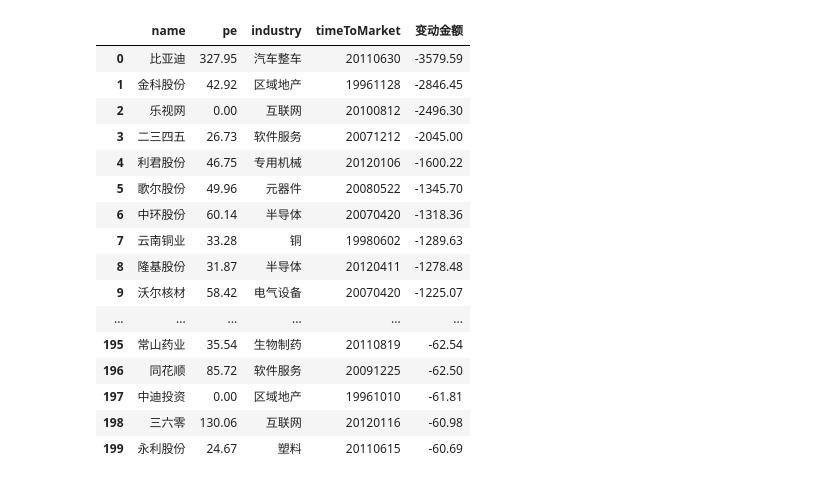
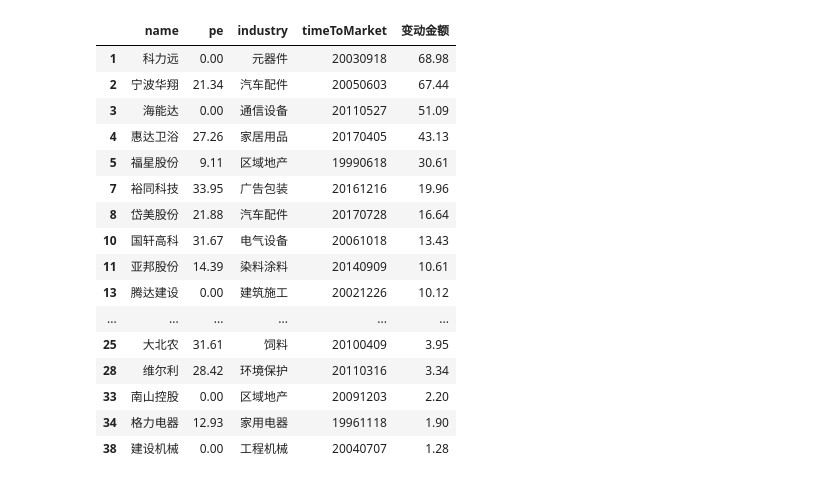
Before and after one commit to jasonheyh/01.StockAnalysis, a Jupyter notebook: spider/回购增持/回购分析.ipynb, the cells around one changed output. Saved outputs shown, nothing was run; the diff lists cells and outputs as text; code cells hidden in the pictures.

```diff
--- a/spider/回购增持/回购分析.ipynb
+++ b/spider/回购增持/回购分析.ipynb
@@ -24,7 +24,7 @@ def ag_hgtj_company():
     CONST_TABLE_NAME = 'agzc'
     CONST_STOCK_NAME = "股票名称"
     CONST_SUM_COLUMN = '变动金额'
-    CONST_BASE_DATE = '2018-04-01'
+    CONST_BASE_DATE = '2018-04-15'
 
     series = [{
         'type': 'column',
@@ -51,11 +51,60 @@ def ag_hgtj_company():
     # pd2 = df1[df1['name'].isin(list1)].sort_values(by='pe', ascending=False)
     sumPdData = sumPdData.reset_index()
     sumPdData = pd.merge(sumPdData, df1, how='inner', left_on=[CONST_STOCK_NAME], right_on=['name'])
-    sumPdData = sumPdData[(sumPdData['pe'] < 35) & (sumPdData[CONST_SUM_COLUMN] > 1)].head(20)
+    sumPdData = sumPdData[(sumPdData['pe'] < 35) & (sumPdData[CONST_SUM_COLUMN] > 1)].head(30)
     IPython.core.display.publish_display_data({'text/html': (sumPdData[['name', 'pe', 'industry', 'timeToMarket', CONST_SUM_COLUMN]]).to_html()})
     sumPdData = sumPdData.set_index(CONST_STOCK_NAME)
     options = {
         'title': {'text': '回购统计_公司'},
+        'subtitle': {'text': ''},
+        "xAxis": {
+            "type": 'category'
+        }
+    }
+    totalHgMoney = []
+    for key, value in sumPdData[CONST_SUM_COLUMN].to_dict().items():
+        totalHgMoney.append([key, value])
+    series[0]['data'] = totalHgMoney
+    IPython.core.display.publish_display_data({'text/html': charts.plot(series, options=options, show='inline').data})
+
+def ag_hgtj_hangye():
+    '''
+    A股的高管增持统计（根据行业）
+    :return:
+    '''
+    CONST_TABLE_NAME = 'agzc'
+    CONST_STOCK_NAME = "股票名称"
+    CONST_SUM_COLUMN = '变动金额'
+    CONST_BASE_DATE = '2018-04-15'
+
+    series = [{
+        'type': 'column',
+        'name': '增持金额',
+        'data': [],
+        "borderWidth": 0,
+        "tooltip": {
+            "headerFormat": '<span style="font-size:11px">{series.name}</span><br>',
+            "pointFormat": '<span style="color:{point.color}">{point.name}</span>: <b>{point.y}百万</b> of total<br/>'
+        },
+        "dataLabels": {
+            "enabled": True,
+            "format": '{point.y}百万'
+        }
+    }]
+
+    pdData = pd.read_sql("SELECT * from " + CONST_TABLE_NAME + " where 日期 > '" + CONST_BASE_DATE + "' ", conn)
+    sumPdData = pdData.groupby(CONST_STOCK_NAME).sum()
+    sumPdData = sumPdData.sort_values(by=CONST_SUM_COLUMN, ascending=False)
+    sumPdData[CONST_SUM_COLUMN] = sumPdData[CONST_SUM_COLUMN].apply(lambda x: round(x / 1000000, 2))
+    df1 = ts.get_stock_basics()
+    sumPdData = sumPdData.reset_index()
+    sumPdData = pd.merge(sumPdData, df1, how='inner', left_on=[CONST_STOCK_NAME], right_on=['name'])
+#     IPython.core.display.publish_display_data({'text/html': (sumPdData[['name', 'pe', 'industry', 'timeToMarket', CONST_SUM_COLUMN]]).to_html()})
+    sumPdData = sumPdData.groupby('industry').sum()
+    sumPdData = sumPdData.sort_values(by=CONST_SUM_COLUMN, ascending=True)
+    sumPdData[CONST_SUM_COLUMN] = sumPdData[CONST_SUM_COLUMN].apply(lambda x: round(x, 1))
+    options = {
+        'title': {'text': '回购统计_行业'},
         'subtitle': {'text': ''},
         "xAxis": {
             "type": 'category'
@@ -75,7 +124,7 @@ def ag_hgtj_month():
     '''
     CONST_TABLE_NAME = 'agzc'
     CONST_SUM_COLUMN = '变动金额'
-    CONST_BASE_DATE = '2005-01-01'
+    CONST_BASE_DATE = '2015-07-01'
 
     series = [{
         'type': 'column',
@@ -88,48 +137,49 @@ def ag_hgtj_month():
         },
         "dataLabels": {
             "enabled": True,
             "format": '{point.y}亿'
         }
     }]
 
     pdData = pd.read_sql("SELECT * from " + CONST_TABLE_NAME + " where " + CONST_COLUMN_DATE + " > '" + CONST_BASE_DATE + "' ", conn)
     pdData[CONSTANT_COLUMN_YM] = pdData[CONST_COLUMN_DATE].apply(lambda x: x[0:7])
     sumPdData = pdData.groupby(CONSTANT_COLUMN_YM).sum()
     sumPdData[CONST_SUM_COLUMN] = sumPdData[CONST_SUM_COLUMN].apply(lambda x: round(x / 100000000, 2))
     options = {
         'title': {'text': '回购统计_月份'},
         'subtitle': {'text': ''},
         "xAxis": {
             "type": 'category'
         }
     }
     totalHgMoney = []
     for key, value in sumPdData[CONST_SUM_COLUMN].to_dict().items():
         totalHgMoney.append([key, value])
 
     series[0]['data'] = totalHgMoney
     IPython.core.display.publish_display_data({'text/html': charts.plot(series, options=options, show='inline').data})
 
 
 ag_hgtj_company()
 ag_hgtj_month()
+ag_hgtj_hangye()
 # %% [output]
 |  | name | pe | industry | timeToMarket | 变动金额 |
-| 0 | 比亚迪 | 327.95 | 汽车整车 | 20110630 | -3579.59 |
-| 1 | 金科股份 | 42.92 | 区域地产 | 19961128 | -2846.45 |
-| 2 | 乐视网 | 0.00 | 互联网 | 20100812 | -2496.30 |
-| 3 | 二三四五 | 26.73 | 软件服务 | 20071212 | -2045.00 |
-| 4 | 利君股份 | 46.75 | 专用机械 | 20120106 | -1600.22 |
-| 5 | 歌尔股份 | 49.96 | 元器件 | 20080522 | -1345.70 |
-| 6 | 中环股份 | 60.14 | 半导体 | 20070420 | -1318.36 |
-| 7 | 云南铜业 | 33.28 | 铜 | 19980602 | -1289.63 |
-| 8 | 隆基股份 | 31.87 | 半导体 | 20120411 | -1278.48 |
-| 9 | 沃尔核材 | 58.42 | 电气设备 | 20070420 | -1225.07 |
+| 1 | 科力远 | 0.00 | 元器件 | 20030918 | 68.98 |
+| 2 | 宁波华翔 | 21.34 | 汽车配件 | 20050603 | 67.44 |
+| 3 | 海能达 | 0.00 | 通信设备 | 20110527 | 51.09 |
+| 4 | 惠达卫浴 | 27.26 | 家居用品 | 20170405 | 43.13 |
+| 5 | 福星股份 | 9.11 | 区域地产 | 19990618 | 30.61 |
+| 7 | 裕同科技 | 33.95 | 广告包装 | 20161216 | 19.96 |
+| 8 | 岱美股份 | 21.88 | 汽车配件 | 20170728 | 16.64 |
+| 10 | 国轩高科 | 31.67 | 电气设备 | 20061018 | 13.43 |
+| 11 | 亚邦股份 | 14.39 | 染料涂料 | 20140909 | 10.61 |
+| 13 | 腾达建设 | 0.00 | 建筑施工 | 20021226 | 10.12 |
 | ... | ... | ... | ... | ... | ... |
-| 195 | 常山药业 | 35.54 | 生物制药 | 20110819 | -62.54 |
-| 196 | 同花顺 | 85.72 | 软件服务 | 20091225 | -62.50 |
-| 197 | 中迪投资 | 0.00 | 区域地产 | 19961010 | -61.81 |
-| 198 | 三六零 | 130.06 | 互联网 | 20120116 | -60.98 |
-| 199 | 永利股份 | 24.67 | 塑料 | 20110615 | -60.69 |
+| 25 | 大北农 | 31.61 | 饲料 | 20100409 | 3.95 |
+| 28 | 维尔利 | 28.42 | 环境保护 | 20110316 | 3.34 |
+| 33 | 南山控股 | 0.00 | 区域地产 | 20091203 | 2.20 |
+| 34 | 格力电器 | 12.93 | 家用电器 | 19961118 | 1.90 |
+| 38 | 建设机械 | 0.00 | 工程机械 | 20040707 | 1.28 |
 [interactive output not drawn]
 [interactive output not drawn]
```
Also changed, not shown: parts of 1 cell of this notebook, 3 other files.
